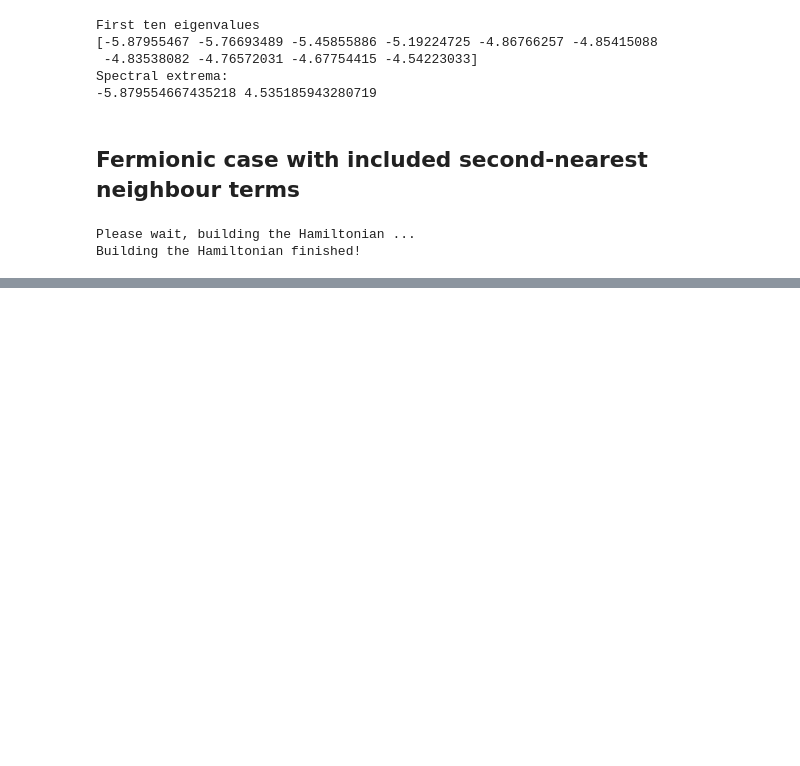
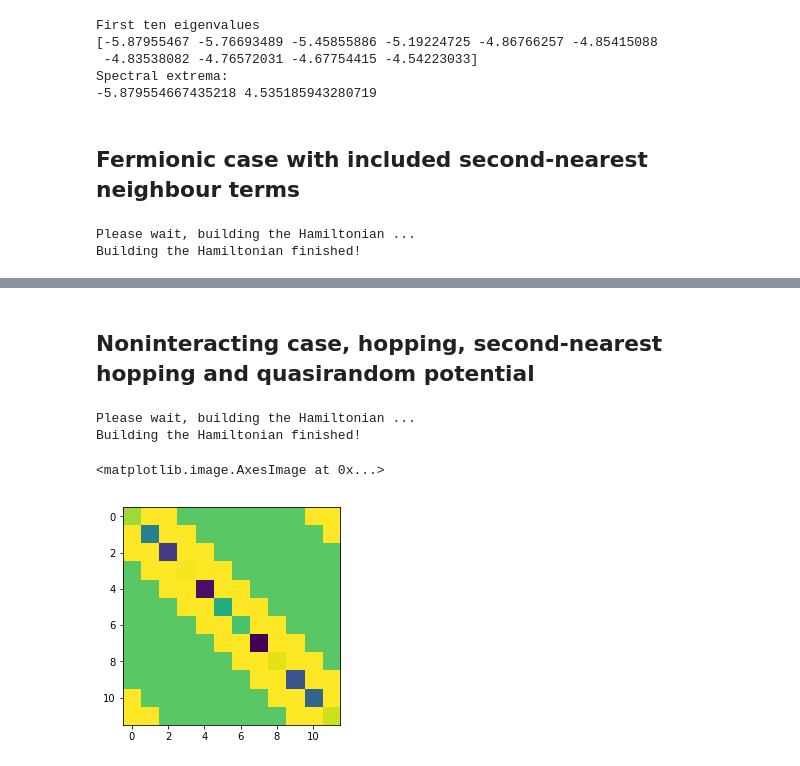
Before and after one commit to JanSuntajs/ham1d, a Jupyter notebook: jupyter_notebooks/ham1d_intro.ipynb, the cells around one changed output, grey strips where cells are left out. Drawn from its saved outputs; the diff is of its cells as text; code cells hidden in the pictures; blank space fills up the shorter version.

```diff
--- a/jupyter_notebooks/ham1d_intro.ipynb
+++ b/jupyter_notebooks/ham1d_intro.ipynb
@@ -381,0 +398,13 @@ eigvals_fer_2 = ham_fer_2.eigvals()
+# %% [markdown]
+## Noninteracting case, hopping, second-nearest hopping and quasirandom potential
+# %%
+static_free_2 = [hop_left_2, hop_left, hop_right, hop_right_2, rnd_fer]
+ham_free_2 = fr1.hamiltonian(L, static_free_2)
+# %% [output]
+Please wait, building the Hamiltonian ...
+Building the Hamiltonian finished!
+# %%
+plt.imshow(np.real(ham_free_2.mat).todense())
+# %% [output]
+<matplotlib.image.AxesImage at 0x...>
+[figure, added]
```
Also changed, not shown: parts of 3 cells of this notebook, 1 other file.
